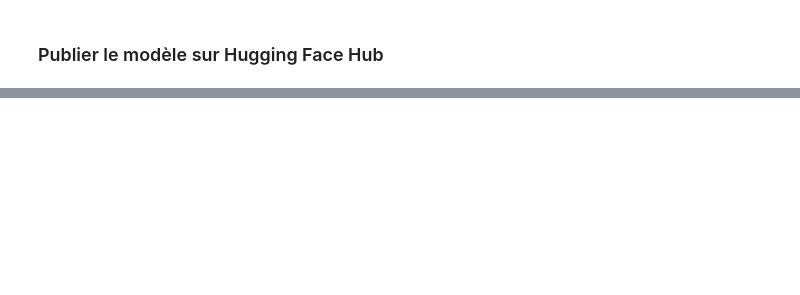
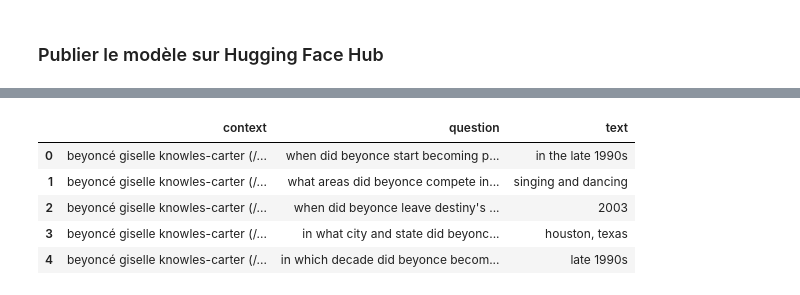
Before and after one commit to Baldezo313/LLM-RAG, a Jupyter notebook: Parameter_Efficient_Fine_Tuning.ipynb, the cells around one changed output, grey strips where cells are left out. Cells and saved outputs as stored; diff of their text form; code cells hidden in the pictures; blank space fills up the shorter version.

```diff
--- a/Parameter_Efficient_Fine_Tuning.ipynb
+++ b/Parameter_Efficient_Fine_Tuning.ipynb
@@ -285,0 +301,7 @@ CommitInfo(commit_url='https://huggingface.co/Baldezo313/bert-lora-wikitext2/com
+# %%
+path = "/root/.cache/kagglehub/datasets/ananthu017/squad-csv-format/versions/2"
+
+import os
+
+files = os.listdir(path)
+print(files)
@@ -285,0 +310,6 @@ CommitInfo(commit_url='https://huggingface.co/Baldezo313/bert-lora-wikitext2/com
+# %%
+#df = pd.read_csv("/kaggle/input/queestion-answer-dataset-qa/train.csv")
+#df.columns
+
+df = pd.read_csv(os.path.join(path, "SQuAD_csv.csv"))
+print(df.head())
@@ -285,0 +341,3 @@ CommitInfo(commit_url='https://huggingface.co/Baldezo313/bert-lora-wikitext2/com
+# %%
+df = df[['context','question', 'text']]
+print("Number of records: ", df.shape[0])
@@ -285,0 +361,13 @@ CommitInfo(commit_url='https://huggingface.co/Baldezo313/bert-lora-wikitext2/com
+# %%
+df["context"] = df["context"].str.lower()
+df["question"] = df["question"].str.lower()
+df["text"] = df["text"].str.lower()
+
+df.head()
+# %% [output]
+|  | context | question | text |
+| 0 | beyoncé giselle knowles-carter (/... | when did beyonce start becoming p... | in the late 1990s |
+| 1 | beyoncé giselle knowles-carter (/... | what areas did beyonce compete in... | singing and dancing |
+| 2 | beyoncé giselle knowles-carter (/... | when did beyonce leave destiny's ... | 2003 |
+| 3 | beyoncé giselle knowles-carter (/... | in what city and state did beyonc... | houston, texas |
+| 4 | beyoncé giselle knowles-carter (/... | in which decade did beyonce becom... | late 1990s |
```
Also changed, not shown: parts of 49 cells of this notebook.
